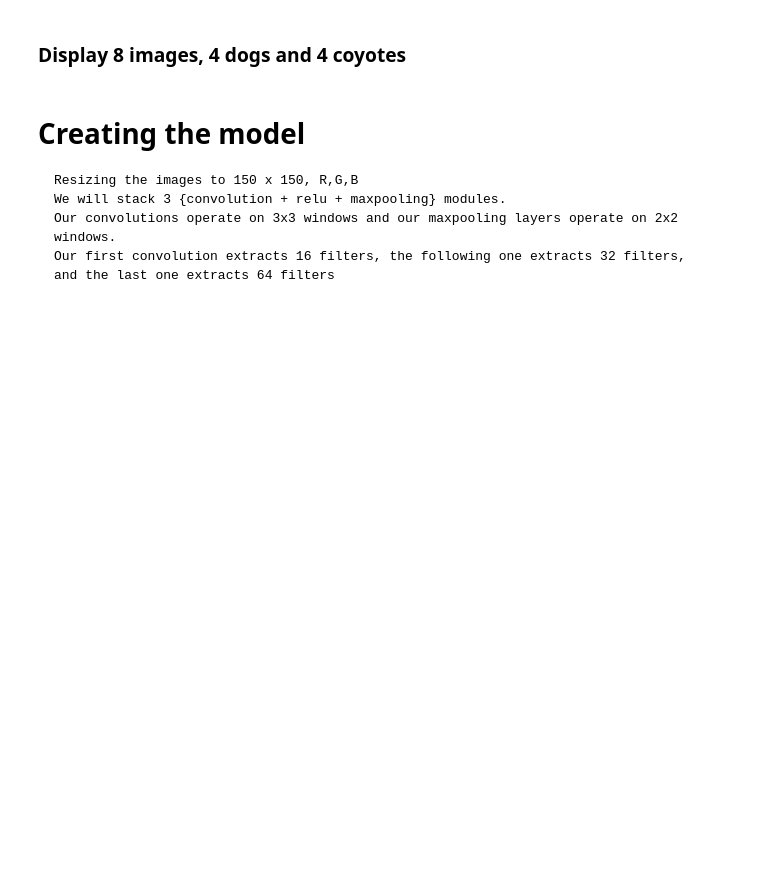
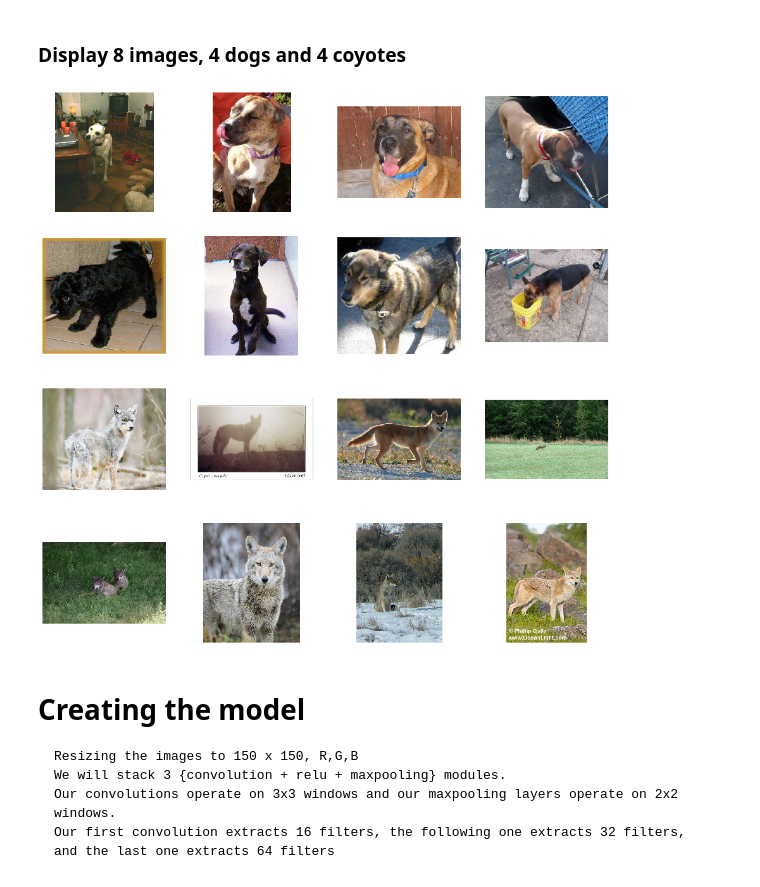
Before and after one commit to Peter-S/AD470-DATA-SCIENCE-PRACTICUM, a Jupyter notebook: Dogs vs Coyotes.ipynb, the cells around one changed output. Drawn from its saved outputs; the diff is of its cells as text; code cells hidden in the pictures; blank space fills up the shorter version.

Commit message:
Project 2 - Coyote or Dog?

```diff
--- a/Dogs vs Coyotes.ipynb
+++ b/Dogs vs Coyotes.ipynb
@@ -47,7 +49,5 @@ import matplotlib.image as mpimg
 
 nrows = 4
 ncols = 4
-
-pic_index = 0
 # %% [markdown]
 ### Display 8 images, 4 dogs and 4 coyotes
@@ -72,3 +54,38 @@ plt.show()
+# %%
+fig = plt.gcf()
+fig.set_size_inches(ncols * 4, nrows * 4)
+
+pic_index += 8
+next_cat_pix = ['C:/Users/lmnop/Documents/TrainSetTest/Train/dog\\dog.1016.jpg',
+                'C:/Users/lmnop/Documents/TrainSetTest/Train/dog\\dog.1017.jpg',
+                'C:/Users/lmnop/Documents/TrainSetTest/Train/dog\\dog.1018.jpg',
+                'C:/Users/lmnop/Documents/TrainSetTest/Train/dog\\dog.1019.jpg',
+                'C:/Users/lmnop/Documents/TrainSetTest/Train/dog\\dog.1020.jpg',
+                'C:/Users/lmnop/Documents/TrainSetTest/Train/dog\\dog.1021.jpg',
+                'C:/Users/lmnop/Documents/TrainSetTest/Train/dog\\dog.1022.jpg',
+                'C:/Users/lmnop/Documents/TrainSetTest/Train/dog\\dog.1023.jpg']
+
+
+next_dog_pix = ['C:/Users/lmnop/Documents/TrainSetTest/Train/coyote\\coyote.0.jpg',
+                'C:/Users/lmnop/Documents/TrainSetTest/Train/coyote\\coyote.1000.jpg',
+                'C:/Users/lmnop/Documents/TrainSetTest/Train/coyote\\coyote.1150.jpg',
+                'C:/Users/lmnop/Documents/TrainSetTest/Train/coyote\\coyote.707.jpg',
+                'C:/Users/lmnop/Documents/TrainSetTest/Train/coyote\\coyote.1449.jpg',
+                'C:/Users/lmnop/Documents/TrainSetTest/Train/coyote\\coyote.1635.jpg',
+                'C:/Users/lmnop/Documents/TrainSetTest/Train/coyote\\coyote.509.jpg',
+                'C:/Users/lmnop/Documents/TrainSetTest/Train/coyote\\coyote.648.jpg']
+
+
+for i, img_path in enumerate(next_cat_pix+next_dog_pix):
+  sp = plt.subplot(nrows, ncols, i + 1)
+  sp.axis('Off')
+
+  img = mpimg.imread(img_path)
+  plt.imshow(img)
+
+plt.show()
+# %% [output]
+[figure, added]
 # %% [markdown]
 # Creating the model
     Resizing the images to 150 x 150, R,G,B
```
Also changed, not shown: parts of 18 cells of this notebook.
